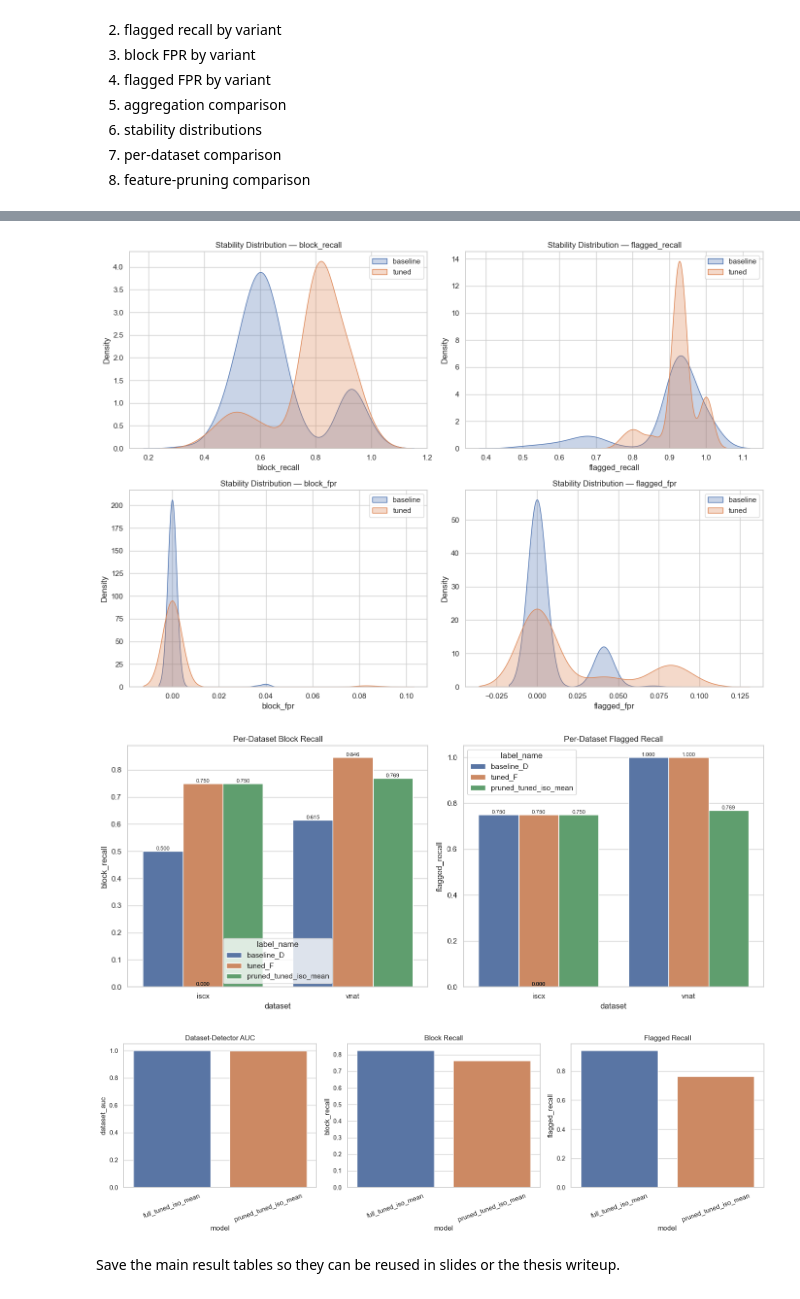
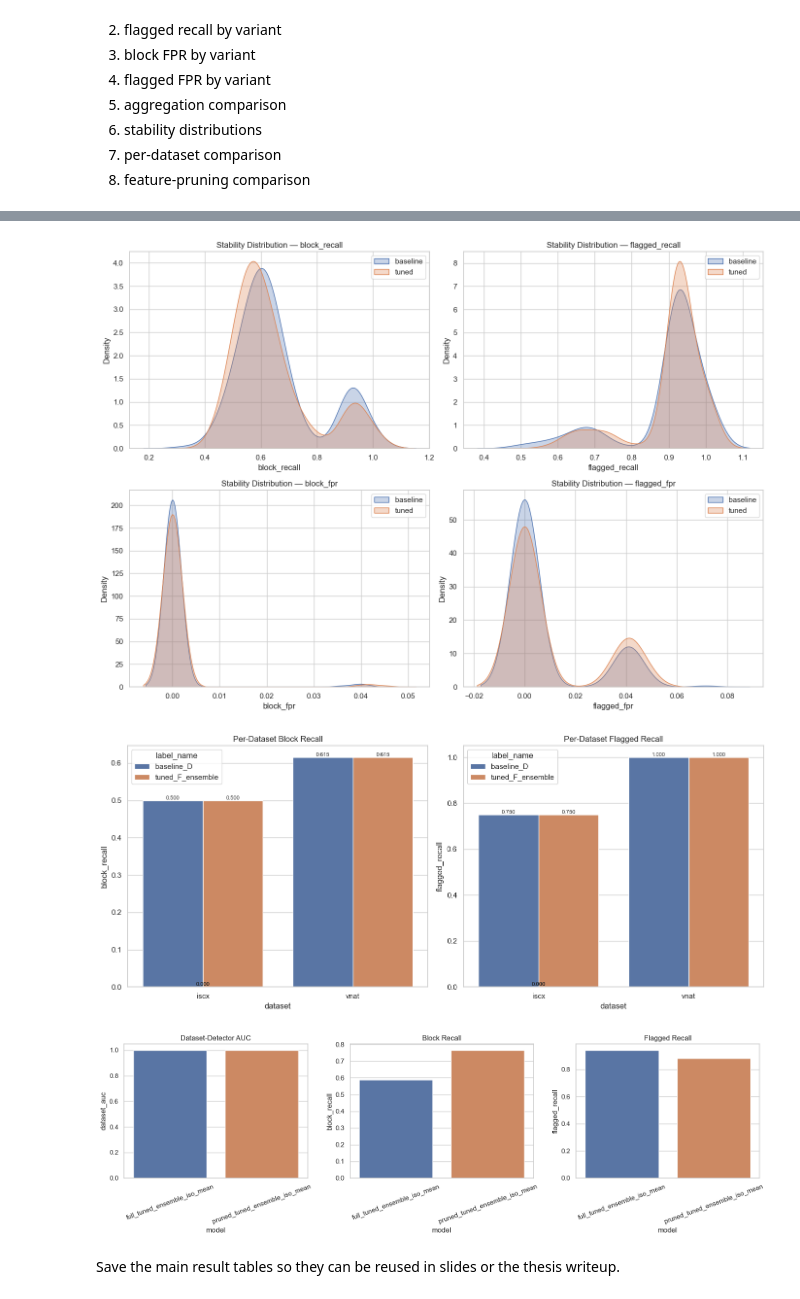
Before and after one commit to MalinaDumitrescu/ai-vpn-firewall, a Jupyter notebook: notebooks/21_firewall_objective_optimization.ipynb, the cells around one changed output, grey strips where cells are left out. Cells and saved outputs as stored; diff of their text form; code cells hidden in the pictures.

Commit message:
cleaned the code and renamed some plots.

```diff
--- a/notebooks/21_firewall_objective_optimization.ipynb
+++ b/notebooks/21_firewall_objective_optimization.ipynb
@@ -709,25 +832,34 @@ if not baseline_preds_path.exists():
     raise FileNotFoundError(f"Missing baseline predictions: {baseline_preds_path}")
 
 df_preds_base = pd.read_csv(baseline_preds_path)
-df_preds_tuned = pd.read_csv(tuned_preds_path)
+df_preds_tuned = pd.read_csv(tuned_preds_path)  # single XGBoost tuned artifact
+df_preds_tuned_ens = pd.read_csv(tuned_ensemble_preds_path)  # tuned ensemble artifact
 
 expected_pred_cols = {
     "capture_id", "dataset", "label", "flow_id",
     "prob_raw", "prob_iso", "prob_platt", "prob", "split"
 }
-for name, dfp in [("baseline", df_preds_base), ("tuned", df_preds_tuned)]:
+for name, dfp in [
+    ("baseline", df_preds_base),
+    ("tuned_single_xgb", df_preds_tuned),
+    ("tuned_ensemble", df_preds_tuned_ens),
+]:
     missing = expected_pred_cols - set(dfp.columns)
     if missing:
         raise ValueError(f"{name} predictions missing columns: {sorted(missing)}")
 
 print("Baseline predictions shape:", df_preds_base.shape)
 print("Tuned predictions shape:", df_preds_tuned.shape)
+print("Tuned ensemble predictions shape:", df_preds_tuned_ens.shape)
 
 print("\nBaseline columns:")
 print(df_preds_base.columns.tolist())
 
 print("\nTuned columns:")
 print(df_preds_tuned.columns.tolist())
+
+print("\nTuned ensemble columns:")
+print(df_preds_tuned_ens.columns.tolist())
 # %% [output]
 Baseline predictions shape: (19908, 12)
 Tuned predictions shape: (19908, 12)
@@ -1281,0 +1636,22 @@ pruned_tuned_iso_mean    vnat        0.7692          0.7692     0.0000       0.0
+# %%
+print("\n" + "=" * 80)
+print("PHASE 5B: PER-DATASET COMPARISON (ENSEMBLE-ALIGNED)")
+print("=" * 80)
+
+base_D_val = aggregate_sessions(base_val, score_col="prob_iso", rule="mean")
+base_D_test = aggregate_sessions(base_test, score_col="prob_iso", rule="mean")
+b_D, m_D = tune_firewall_thresholds(base_D_val, score_col="score")
+df_base_D_ds_ens = per_dataset_metrics_from_session_df(base_D_test, b_D, m_D, "baseline_D")
+
+tuned_F_val = aggregate_sessions(tuned_ens_val, score_col="prob_iso", rule="mean")
+tuned_F_test = aggregate_sessions(tuned_ens_test, score_col="prob_iso", rule="mean")
+b_F, m_F = tune_firewall_thresholds(tuned_F_val, score_col="score")
+df_tuned_F_ds_ens = per_dataset_metrics_from_session_df(tuned_F_test, b_F, m_F, "tuned_F_ensemble")
+
+df_per_dataset_ens = pd.concat([df_base_D_ds_ens, df_tuned_F_ds_ens], ignore_index=True)
+
+print(
+    df_per_dataset_ens[
+        ["label_name", "dataset", "block_recall", "flagged_recall", "block_fpr", "flagged_fpr", "session_auc", "session_pr_auc"]
+    ].to_string(index=False, float_format="%.4f")
+)
@@ -1385,7 +1770,7 @@ plot_metrics = ["block_recall", "flagged_recall", "block_fpr", "flagged_fpr"]
 
 for ax, metric in zip(axes.ravel(), plot_metrics):
     sns.barplot(
-        data=df_agg,
+        data=df_agg_ens,
         x="aggregation",
         y=metric,
         hue="source",
@@ -1403,8 +1788,8 @@ plt.show()
 # Stability distributions
 fig, axes = plt.subplots(2, 2, figsize=(14, 10))
 for ax, metric in zip(axes.ravel(), ["block_recall", "flagged_recall", "block_fpr", "flagged_fpr"]):
-    sns.kdeplot(df_stability_base[metric], label="baseline", fill=True, alpha=0.3, ax=ax)
-    sns.kdeplot(df_stability_tuned[metric], label="tuned", fill=True, alpha=0.3, ax=ax)
+    sns.kdeplot(df_stability_base_ens[metric], label="baseline", fill=True, alpha=0.3, ax=ax)
+    sns.kdeplot(df_stability_tuned_ens[metric], label="tuned", fill=True, alpha=0.3, ax=ax)
     ax.set_title(f"Stability Distribution — {metric}")
     ax.legend()
 
@@ -1415,7 +1800,7 @@ plt.show()
 fig, axes = plt.subplots(1, 2, figsize=(14, 6))
 
 sns.barplot(
-    data=df_per_dataset,
+    data=df_per_dataset_ens,
     x="dataset",
     y="block_recall",
     hue="label_name",
@@ -1427,7 +1812,7 @@ for p in axes[0].patches:
     axes[0].annotate(f"{h:.3f}", (p.get_x() + p.get_width() / 2, h), ha="center", va="bottom", fontsize=8)
 
 sns.barplot(
-    data=df_per_dataset,
+    data=df_per_dataset_ens,
     x="dataset",
     y="flagged_recall",
     hue="label_name",
@@ -1463,6 +1848,6 @@ plt.show()
-[figure, old version]
+[figure, new version]
-[figure, old version]
+[figure, new version]
-[figure, old version]
+[figure, new version]
 # %% [markdown]
 Save the main result tables so they can be reused in slides or the thesis writeup.
 # %%
```
Also changed, not shown: parts of 32 cells of this notebook, 1 other file.
